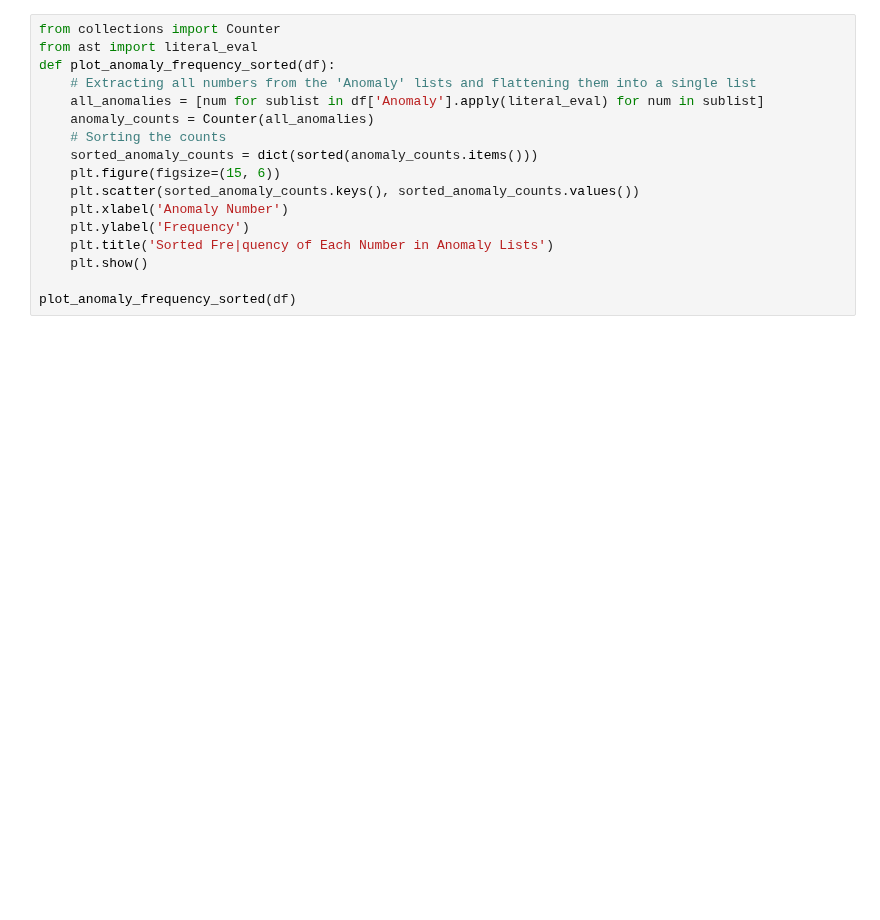
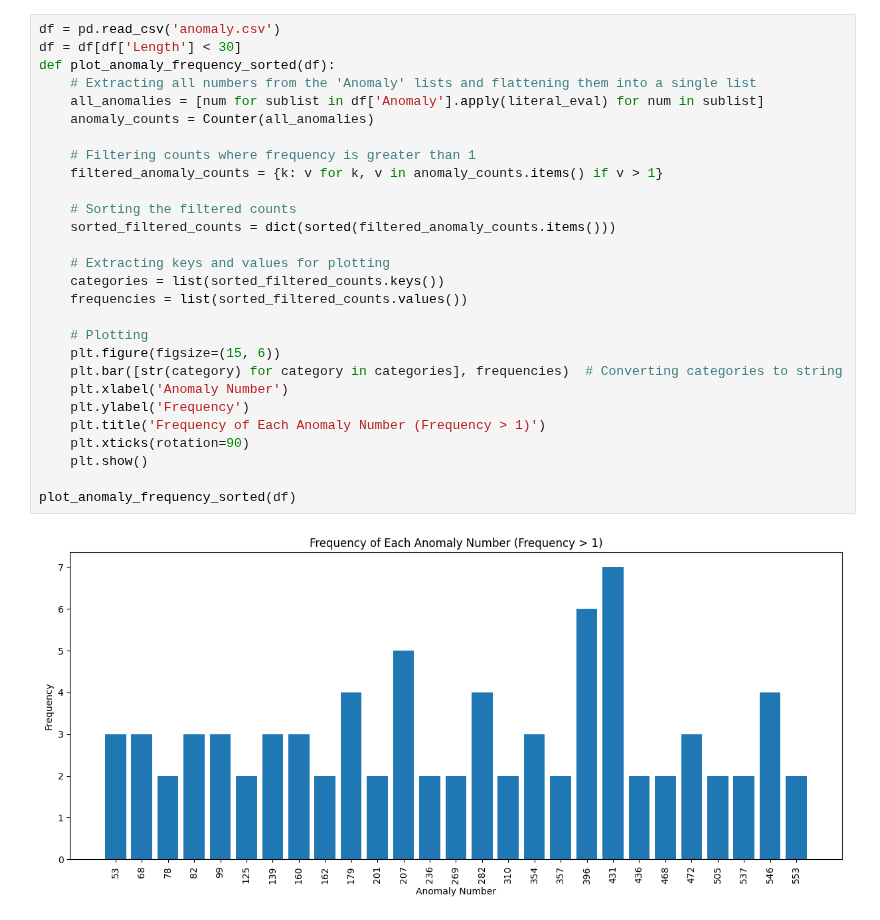
Before and after one commit to yoavlv/PHM_Data_challenge, a Jupyter notebook: models/LSTMModel.ipynb, the cells around one changed output. Cells and saved outputs as stored; diff of their text form; blank space fills up the shorter version.

```diff
--- a/models/LSTMModel.ipynb
+++ b/models/LSTMModel.ipynb
@@ -315,17 +331,30 @@ df
 # %%
-from collections import Counter
-from ast import literal_eval
+df = pd.read_csv('anomaly.csv')
+df = df[df['Length'] < 30]
 def plot_anomaly_frequency_sorted(df):
     # Extracting all numbers from the 'Anomaly' lists and flattening them into a single list
     all_anomalies = [num for sublist in df['Anomaly'].apply(literal_eval) for num in sublist]
     anomaly_counts = Counter(all_anomalies)
-    # Sorting the counts
-    sorted_anomaly_counts = dict(sorted(anomaly_counts.items()))
+
+    # Filtering counts where frequency is greater than 1
+    filtered_anomaly_counts = {k: v for k, v in anomaly_counts.items() if v > 1}
+
+    # Sorting the filtered counts
+    sorted_filtered_counts = dict(sorted(filtered_anomaly_counts.items()))
+
+    # Extracting keys and values for plotting
+    categories = list(sorted_filtered_counts.keys())
+    frequencies = list(sorted_filtered_counts.values())
+
+    # Plotting
     plt.figure(figsize=(15, 6))
-    plt.scatter(sorted_anomaly_counts.keys(), sorted_anomaly_counts.values())
+    plt.bar([str(category) for category in categories], frequencies)  # Converting categories to string
     plt.xlabel('Anomaly Number')
     plt.ylabel('Frequency')
-    plt.title('Sorted Fre|quency of Each Number in Anomaly Lists')
+    plt.title('Frequency of Each Anomaly Number (Frequency > 1)')
+    plt.xticks(rotation=90)
     plt.show()
 
 plot_anomaly_frequency_sorted(df)
+# %% [output]
+[figure, added]
```
Also changed, not shown: parts of 12 cells of this notebook, 5 other files.
